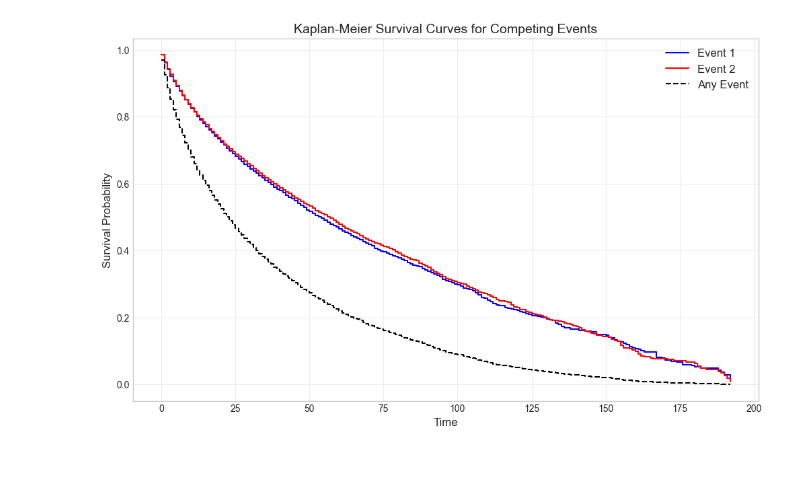
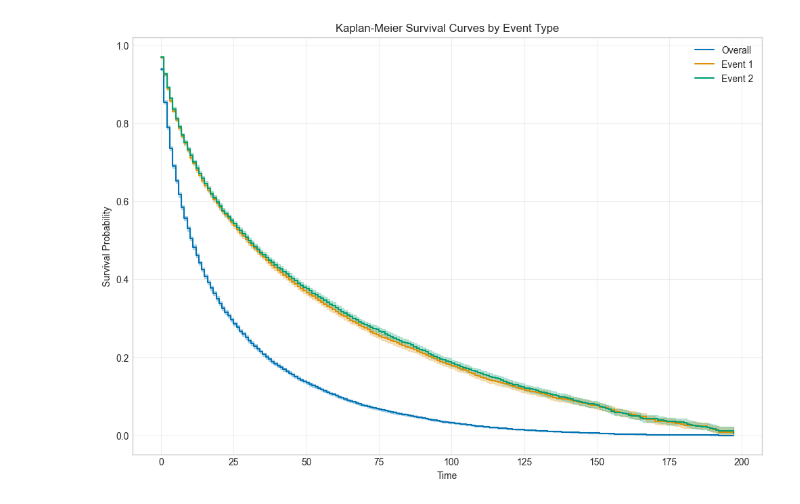
Before and after one commit to lenguyenduyphuc/DeepHit, a Jupyter notebook: synthetic.ipynb, the cells around one changed output. Saved outputs shown, nothing was run; the diff lists cells and outputs as text; code cells hidden in the pictures; blank space fills up the shorter version.

```diff
--- a/synthetic.ipynb
+++ b/synthetic.ipynb
@@ -125,31 +191,32 @@ plot_feature_distributions(key_features, df)
 # %%
-# Kaplan-Meier curves for each event type
-plt.figure(figsize=(12, 7))
-kmf = KaplanMeierFitter()
+# Create Kaplan-Meier survival curves for competing risks
+plt.figure(figsize=(12, 8))
 
-# Event 1 (treating event 2 as censored)
+# For all events combined
+kmf_all = KaplanMeierFitter()
+event_observed = (df['true_label'] > 0).astype(int)
+kmf_all.fit(df['true_time'], event_observed=event_observed, label='Overall')
+kmf_all.plot_survival_function(ax=plt.gca())
+
+# For Event Type 1
+kmf_event1 = KaplanMeierFitter()
 df_event1 = df.copy()
-df_event1['event'] = (df_event1['label'] == 1).astype(int)
-kmf.fit(df_event1['time'], df_event1['event'], label='Event 1')
-ax = kmf.plot_survival_function(ci_show=False, color='blue')
+df_event1['event_observed'] = (df_event1['true_label'] == 1).astype(int)
+kmf_event1.fit(df_event1['true_time'], event_observed=df_event1['event_observed'], label='Event 1')
+kmf_event1.plot_survival_function(ax=plt.gca())
 
-# Event 2 (treating event 1 as censored)
+# For Event Type 2
+kmf_event2 = KaplanMeierFitter()
 df_event2 = df.copy()
-df_event2['event'] = (df_event2['label'] == 2).astype(int)
-kmf.fit(df_event2['time'], df_event2['event'], label='Event 2')
-kmf.plot_survival_function(ax=ax, ci_show=False, color='red')
+df_event2['event_observed'] = (df_event2['true_label'] == 2).astype(int)
+kmf_event2.fit(df_event2['true_time'], event_observed=df_event2['event_observed'], label='Event 2')
+kmf_event2.plot_survival_function(ax=plt.gca())
 
-# Overall survival (any event)
-df_any = df.copy()
-df_any['event'] = (df_any['label'] > 0).astype(int)
-kmf.fit(df_any['time'], df_any['event'], label='Any Event')
-kmf.plot_survival_function(ax=ax, ci_show=False, color='black', ls='--')
-
-plt.title('Kaplan-Meier Survival Curves for Competing Events', fontsize=14)
-plt.xlabel('Time', fontsize=12)
-plt.ylabel('Survival Probability', fontsize=12)
+plt.title('Kaplan-Meier Survival Curves by Event Type')
+plt.xlabel('Time')
+plt.ylabel('Survival Probability')
 plt.grid(True, alpha=0.3)
-plt.legend(fontsize=12)
+plt.legend()
 plt.show()
 # %% [output]
-[figure, old version]
+[figure, new version]
```
Also changed, not shown: parts of 18 cells of this notebook, 1 other file.
